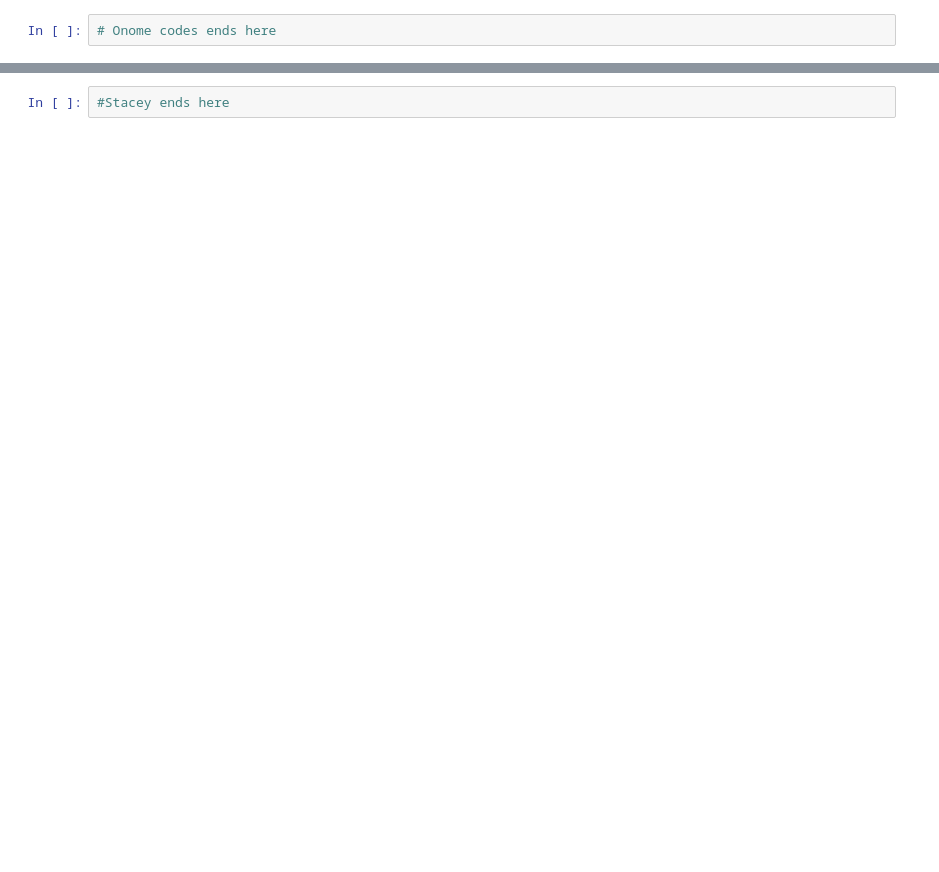
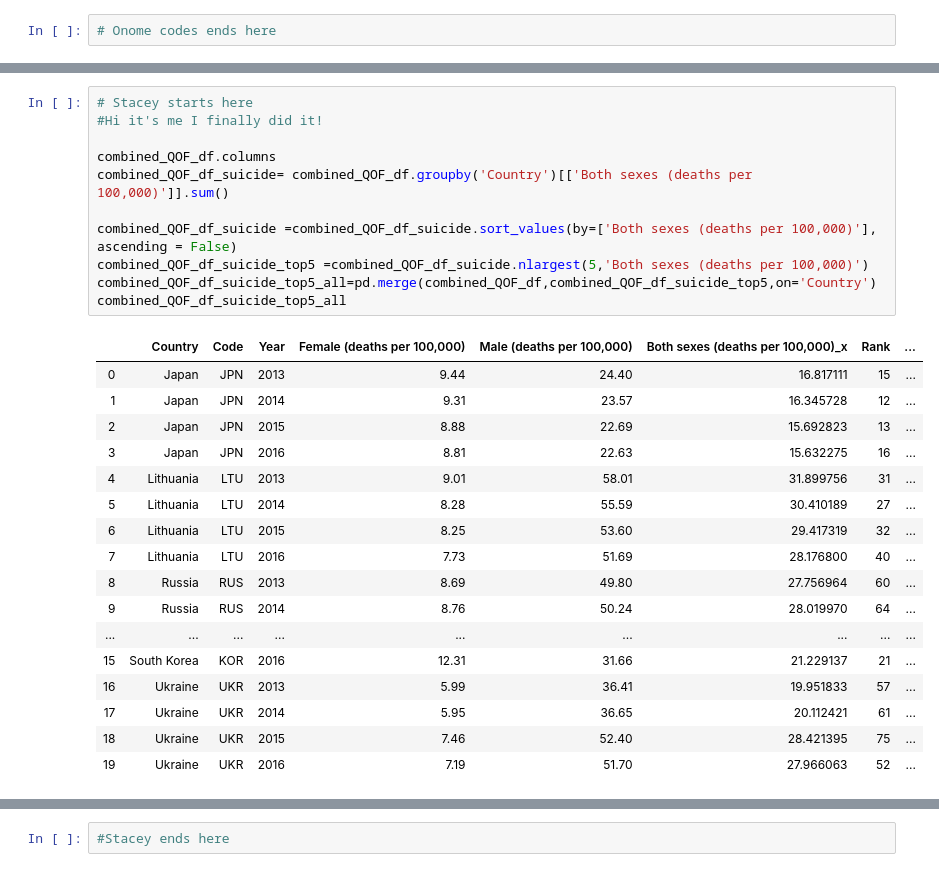
Before and after one commit to sruelle/project-one, a Jupyter notebook: Team Project one.ipynb, the cells around one changed output, grey strips where cells are left out. Drawn from its saved outputs; the diff is of its cells as text; blank space fills up the shorter version.

```diff
--- a/Team Project one.ipynb
+++ b/Team Project one.ipynb
@@ -245,0 +259,29 @@ combined_QOF_df
+# %%
+# Stacey starts here
+#Hi it's me I finally did it!
+
+combined_QOF_df.columns
+combined_QOF_df_suicide= combined_QOF_df.groupby('Country')[['Both sexes (deaths per 100,000)']].sum()
+
+combined_QOF_df_suicide =combined_QOF_df_suicide.sort_values(by=['Both sexes (deaths per 100,000)'], ascending = False)
+combined_QOF_df_suicide_top5 =combined_QOF_df_suicide.nlargest(5,'Both sexes (deaths per 100,000)')
+combined_QOF_df_suicide_top5_all=pd.merge(combined_QOF_df,combined_QOF_df_suicide_top5,on='Country')
+combined_QOF_df_suicide_top5_all
+# %% [output]
+|  | Country | Code | Year | Female (deaths per 100,000) | Male (deaths per 100,000) | Both sexes (deaths per 100,000)_x | Rank | ... |
+| 0 | Japan | JPN | 2013 | 9.44 | 24.40 | 16.817111 | 15 | ... |
+| 1 | Japan | JPN | 2014 | 9.31 | 23.57 | 16.345728 | 12 | ... |
+| 2 | Japan | JPN | 2015 | 8.88 | 22.69 | 15.692823 | 13 | ... |
+| 3 | Japan | JPN | 2016 | 8.81 | 22.63 | 15.632275 | 16 | ... |
+| 4 | Lithuania | LTU | 2013 | 9.01 | 58.01 | 31.899756 | 31 | ... |
+| 5 | Lithuania | LTU | 2014 | 8.28 | 55.59 | 30.410189 | 27 | ... |
+| 6 | Lithuania | LTU | 2015 | 8.25 | 53.60 | 29.417319 | 32 | ... |
+| 7 | Lithuania | LTU | 2016 | 7.73 | 51.69 | 28.176800 | 40 | ... |
+| 8 | Russia | RUS | 2013 | 8.69 | 49.80 | 27.756964 | 60 | ... |
+| 9 | Russia | RUS | 2014 | 8.76 | 50.24 | 28.019970 | 64 | ... |
+| ... | ... | ... | ... | ... | ... | ... | ... | ... |
+| 15 | South Korea | KOR | 2016 | 12.31 | 31.66 | 21.229137 | 21 | ... |
+| 16 | Ukraine | UKR | 2013 | 5.99 | 36.41 | 19.951833 | 57 | ... |
+| 17 | Ukraine | UKR | 2014 | 5.95 | 36.65 | 20.112421 | 61 | ... |
+| 18 | Ukraine | UKR | 2015 | 7.46 | 52.40 | 28.421395 | 75 | ... |
+| 19 | Ukraine | UKR | 2016 | 7.19 | 51.70 | 27.966063 | 52 | ... |
```
Also changed, not shown: parts of 6 cells of this notebook.
